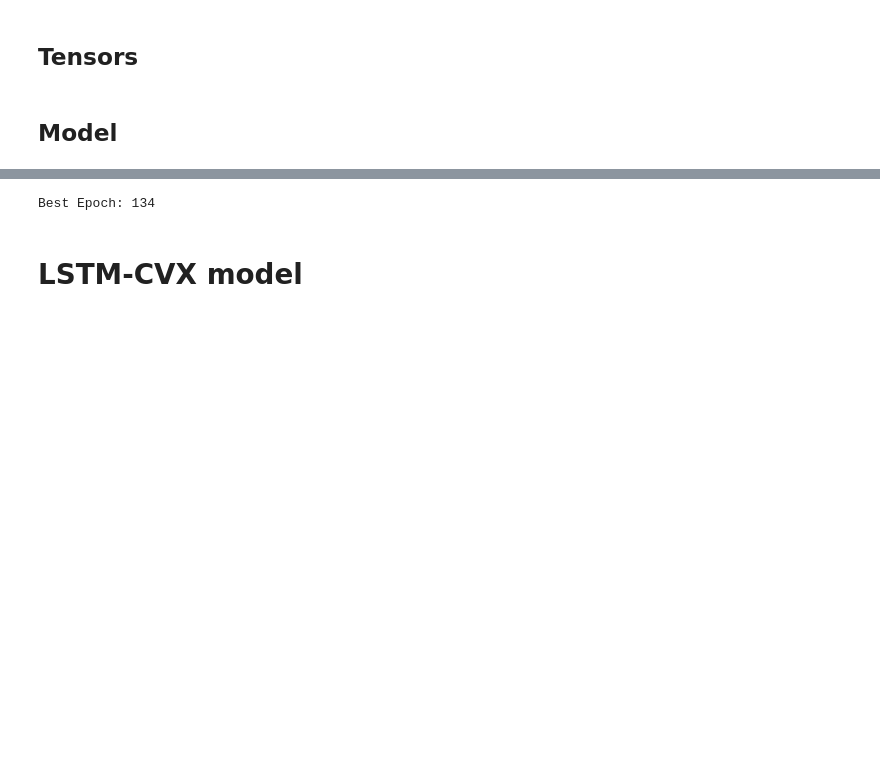
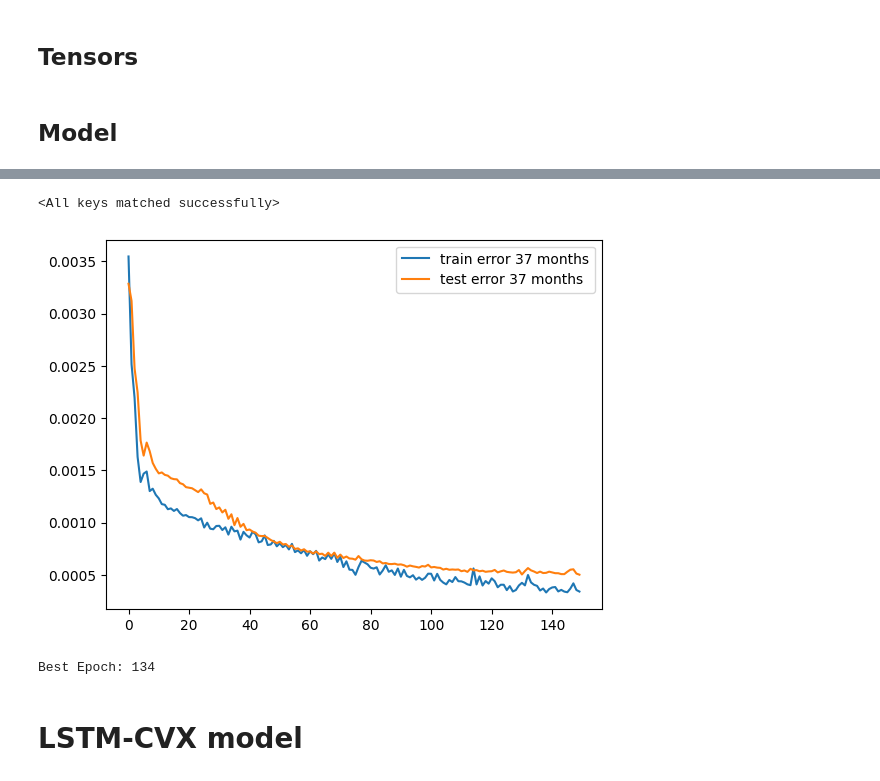
Before and after one commit to Joris-Dprtr/DFL_PVB, a Jupyter notebook: notebooks/VOF_model_training.ipynb, the cells around one changed output, grey strips where cells are left out. Drawn from its saved outputs; the diff is of its cells as text; code cells hidden in the pictures; blank space fills up the shorter version.

```diff
--- a/notebooks/VOF_model_training.ipynb
+++ b/notebooks/VOF_model_training.ipynb
@@ -1,6 +1,6 @@
 # %%
 building = 0
-hours = 23
+hours = 5
 price = 'Realistic'
 load_noise_fcst = 0.5
 
@@ -82,12 +82,30 @@ opt_features = ['load', 'load_fcst','offtake','injection']
 
 opt_future_features = future_features + opt_features
 features = len(past_features) + len(future_features)
-# Create domain_min and domain_max
-domain_min = [None] * len(past_features) + [None] * len(future_features)
-domain_max = [None] * len(past_features) + [None] * len(future_features)
-remaining_opt_features = len(opt_future_features) - len(future_features)
-domain_min += [0] * remaining_opt_features + [None]
-domain_max += [1] * remaining_opt_features + [None]
+
+# Create domain_min and domain_max for the opt models
+domain_min = [min(nl_data['solar_energy'][:676*24+24]), # past: solar energy
+              min(nl_data['direct_rad'][:676*24+24]),   # future: direct radiation
+              -1,-1,                                    # future: hour sin + cos
+              0,0,0,0,                                  # future: optimization parameters
+              min(nl_data['solar_energy'][:676*24+24])] # target: solar energy
+
+domain_max = [max(nl_data['solar_energy'][:676*24+24]), # past: solar energy
+              max(nl_data['direct_rad'][:676*24+24]),   # future: direct radiation
+              1,1,                                      # future: hour sin + cos
+              1,1,1,1,                                  # future: optimization parameters
+              max(nl_data['solar_energy'][:676*24+24])] # target: solar energy
+
+# And for the baseline LSTM model
+domain_min_base = [min(nl_data['solar_energy'][:676*24+24]), # past: solar energy
+                   min(nl_data['direct_rad'][:676*24+24]),   # future: direct radiation
+                   -1,-1,                                    # future: hour sin + cos
+                   min(nl_data['solar_energy'][:676*24+24])] # target: solar energy
+
+domain_max_base = [max(nl_data['solar_energy'][:676*24+24]), # past: solar energy
+                   max(nl_data['direct_rad'][:676*24+24]),   # future: direct radiation
+                   1,1,                                      # future: hour sin + cos
+                   max(nl_data['solar_energy'][:676*24+24])] # target: solar energy
 # %%
 pvb_system = pvb.PV_battery(nl_data, building, battery_capacity, max_charge, max_discharge, self_consumption=False)
 # %% [markdown]
@@ -315,9 +347,14 @@ First we make forecasts in a 2-step approach, for which we do not need the optim
 ## Tensors
 # %%
 # Tensors for training
-nl_tensors = tensor.Tensors(pvb_system.house,'solar_energy',past_features,future_features,lags,hours,forecast_gap=forecast_gap,train_test_split=train_test_split)
+nl_tensors = tensor.Tensors(pvb_system.house,'solar_energy',past_features,future_features,lags,hours,forecast_gap=forecast_gap,train_test_split=train_test_split,domain_min=domain_min_base, domain_max=domain_max_base)
 X_train_base, X_test_base, y_train_base, y_test_base, scalers = nl_tensors.create_tensor()
 # %% [markdown]
 ## Model
 # %%
 lstm = LSTM(features,neurons,layers,hours,0.5).to(device)
+# %%
+trainer_base = Training(lstm, X_train_base, y_train_base, X_test_base, y_test_base, epochs, learning_rate=0.0005)
+state_dicts_lstm, best_lstm = trainer_base.fit(verbose=2)
+lstm.load_state_dict(state_dicts_lstm[best_lstm])
+# %% [output]
@@ -324,3 +378,5 @@ lstm = LSTM(features,neurons,layers,hours,0.5).to(device)
+<All keys matched successfully>
+[figure, added]
 # %%
 file_path = f"../models/LSTM/building{building}_{hours}h.pth"
 
```
Also changed, not shown: parts of 2 cells of this notebook, 13 other files.
